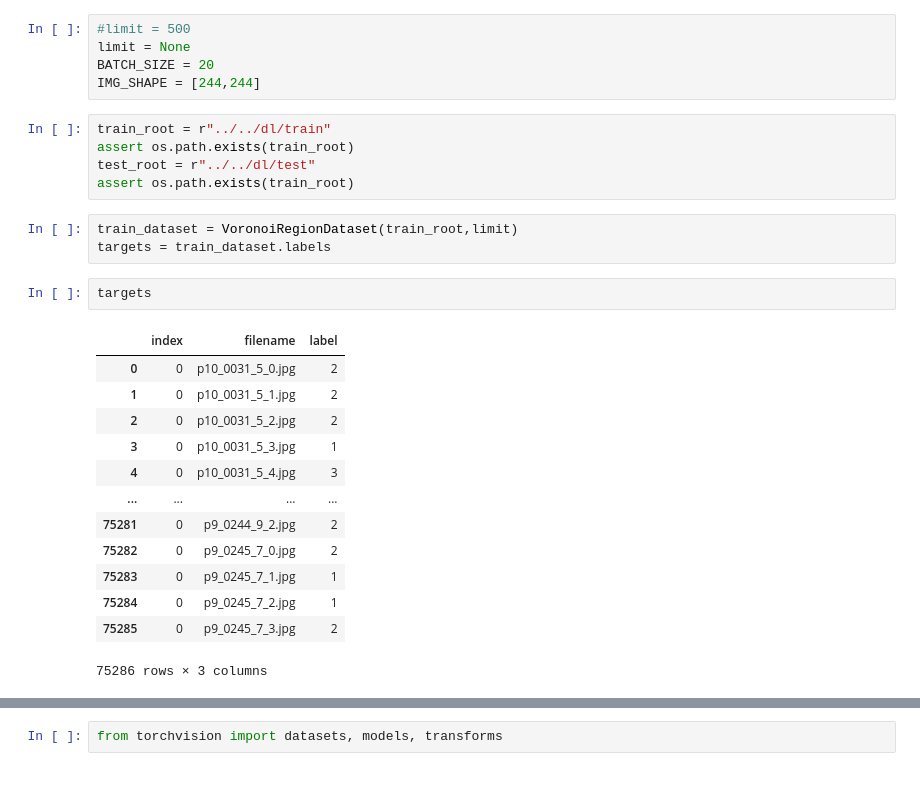
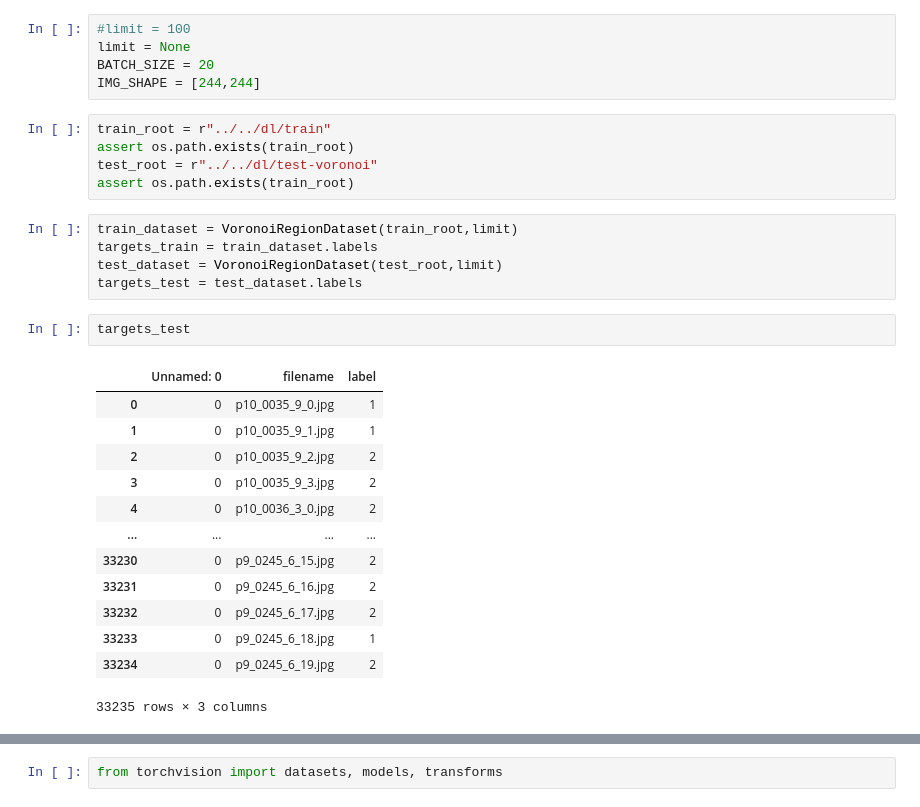
Before and after one commit to BlonskiP/local-features-segmentation, a Jupyter notebook: notebooks/model/DL-model.ipynb, the cells around one changed output, grey strips where cells are left out. Drawn from its saved outputs; the diff is of its cells as text.

```diff
--- a/notebooks/model/DL-model.ipynb
+++ b/notebooks/model/DL-model.ipynb
@@ -30,29 +33,31 @@ torch.manual_seed(42)
 # %%
-#limit = 500
+#limit = 100
 limit = None
 BATCH_SIZE = 20
 IMG_SHAPE = [244,244]
 # %%
 train_root = r"../../dl/train"
 assert os.path.exists(train_root)
-test_root = r"../../dl/test"
+test_root = r"../../dl/test-voronoi"
 assert os.path.exists(train_root)
 # %%
 train_dataset = VoronoiRegionDataset(train_root,limit)
-targets = train_dataset.labels
+targets_train = train_dataset.labels
+test_dataset = VoronoiRegionDataset(test_root,limit)
+targets_test = test_dataset.labels
-# %%
-targets
-# %% [output]
-|  | index | filename | label |
-| 0 | 0 | p10_0031_5_0.jpg | 2 |
-| 1 | 0 | p10_0031_5_1.jpg | 2 |
-| 2 | 0 | p10_0031_5_2.jpg | 2 |
-| 3 | 0 | p10_0031_5_3.jpg | 1 |
-| 4 | 0 | p10_0031_5_4.jpg | 3 |
-| ... | ... | ... | ... |
-| 75281 | 0 | p9_0244_9_2.jpg | 2 |
-| 75282 | 0 | p9_0245_7_0.jpg | 2 |
-| 75283 | 0 | p9_0245_7_1.jpg | 1 |
-| 75284 | 0 | p9_0245_7_2.jpg | 1 |
-| 75285 | 0 | p9_0245_7_3.jpg | 2 |
-75286 rows × 3 columns
+# %%
+targets_test
+# %% [output]
+|  | Unnamed: 0 | filename | label |
+| 0 | 0 | p10_0035_9_0.jpg | 1 |
+| 1 | 0 | p10_0035_9_1.jpg | 1 |
+| 2 | 0 | p10_0035_9_2.jpg | 2 |
+| 3 | 0 | p10_0035_9_3.jpg | 2 |
+| 4 | 0 | p10_0036_3_0.jpg | 2 |
+| ... | ... | ... | ... |
+| 33230 | 0 | p9_0245_6_15.jpg | 2 |
+| 33231 | 0 | p9_0245_6_16.jpg | 2 |
+| 33232 | 0 | p9_0245_6_17.jpg | 2 |
+| 33233 | 0 | p9_0245_6_18.jpg | 1 |
+| 33234 | 0 | p9_0245_6_19.jpg | 2 |
+33235 rows × 3 columns
```
Also changed, not shown: parts of 16 cells of this notebook, 2 other files.
